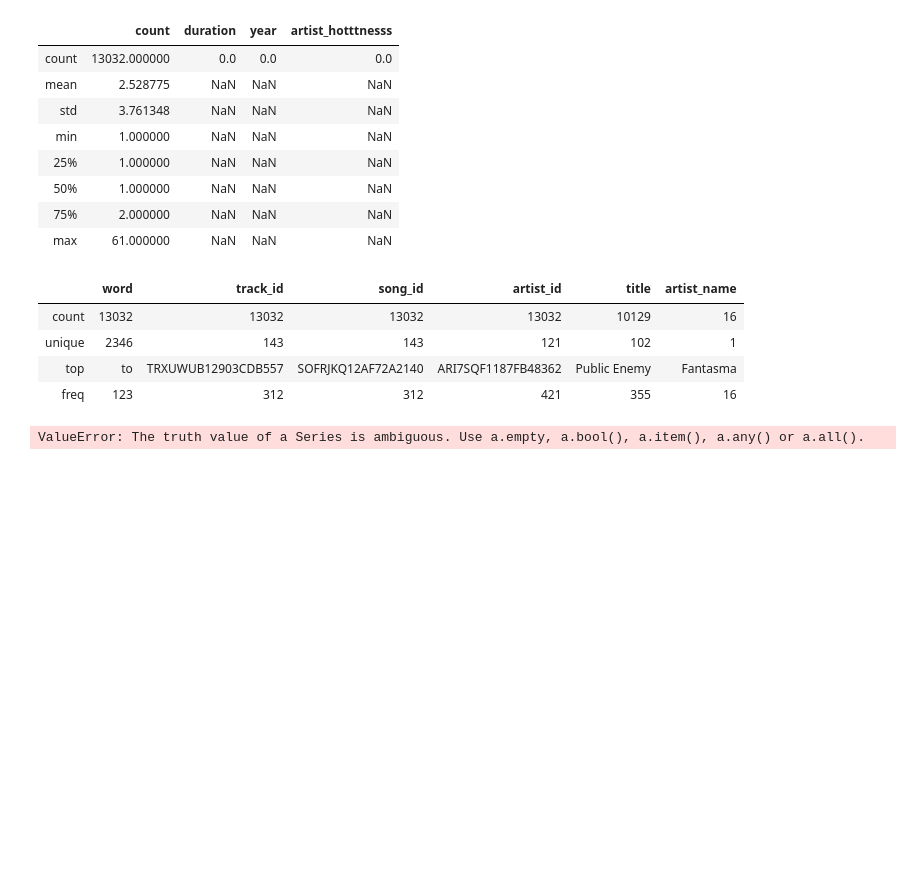
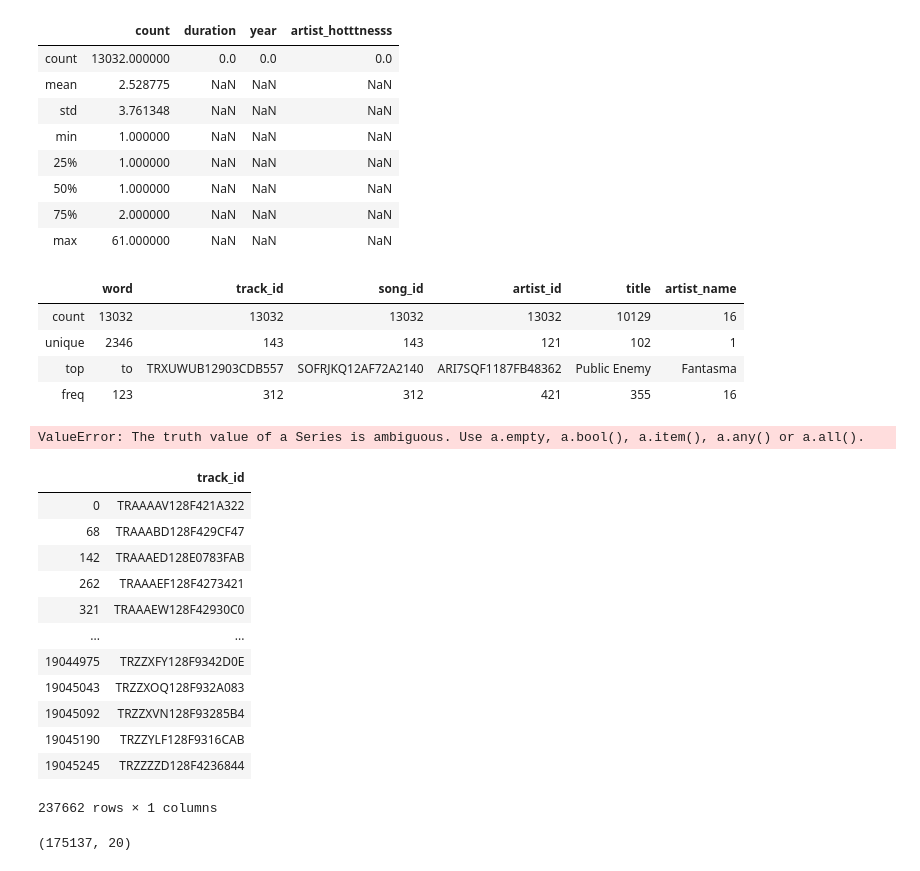
Before and after one commit to wang-xo/DataViz-KUL-2020, a Jupyter notebook: Raphael/Stat.ipynb, the cells around one changed output. Drawn from its saved outputs; the diff is of its cells as text; code cells hidden in the pictures; blank space fills up the shorter version.

```diff
--- a/Raphael/Stat.ipynb
+++ b/Raphael/Stat.ipynb
@@ -285,3 +287,19 @@ df[df['year'].isnull()].describe(include='object')
 df[df['year'] == 0 or df['year'].isnull()]
 # %% [output]
 ValueError: The truth value of a Series is ambiguous. Use a.empty, a.bool(), a.item(), a.any() or a.all().
+# %%
+df.loc[:, df.columns.isin(['track_id'])].drop_duplicates()
+# %% [output]
+|  | track_id |
+| 0 | TRAAAAV128F421A322 |
+| 68 | TRAAABD128F429CF47 |
+| 142 | TRAAAED128E0783FAB |
+| 262 | TRAAAEF128F4273421 |
+| 321 | TRAAAEW128F42930C0 |
+| ... | ... |
+| 19044975 | TRZZXFY128F9342D0E |
+| 19045043 | TRZZXOQ128F932A083 |
+| 19045092 | TRZZXVN128F93285B4 |
+| 19045190 | TRZZYLF128F9316CAB |
+| 19045245 | TRZZZZD128F4236844 |
+237662 rows × 1 columns
@@ -287,0 +310,6 @@ ValueError: The truth value of a Series is ambiguous. Use a.empty, a.bool(), a.i
+# %%
+df_song_meta_wyear = df_song_meta[df_song_meta['year'] > 0]
+df_song_meta_wyear.shape
+#175137 row of data with year > 0
+# %% [output]
+(175137, 20)
```
Also changed, not shown: parts of 9 cells of this notebook, 2 other files.
